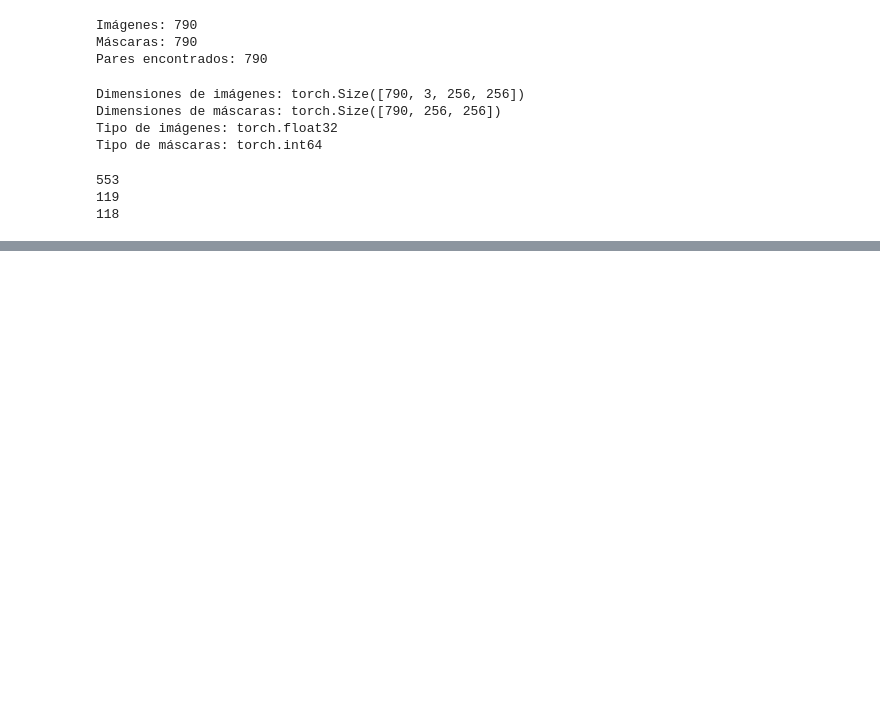
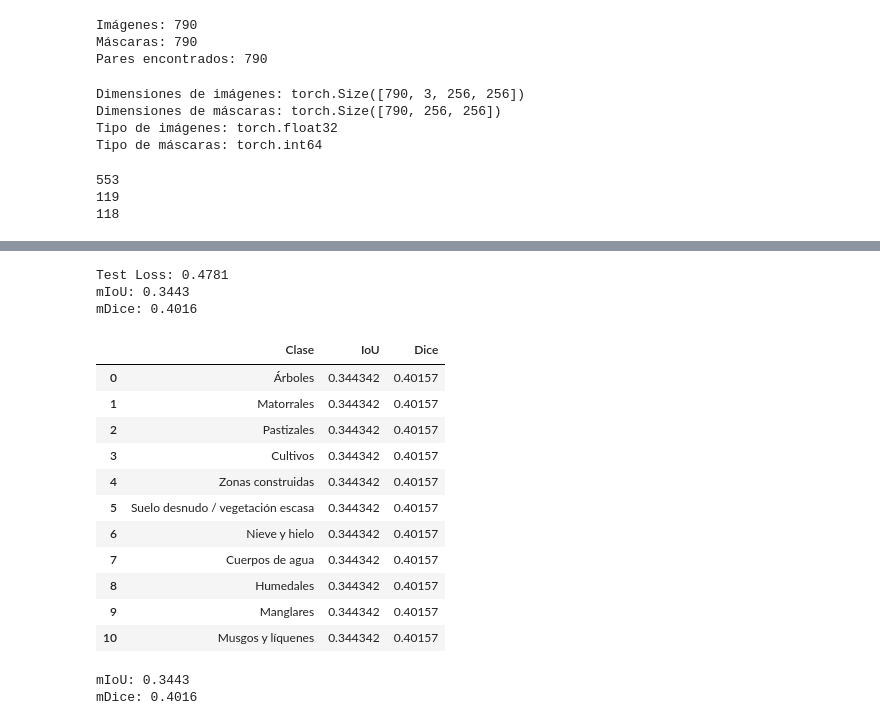
Before and after one commit to Iza-JLO/Computer-Vision-Land-Segmentation, a Jupyter notebook: src/YOLO_UNET_BASE.ipynb, the cells around one changed output, grey strips where cells are left out. Saved outputs shown, nothing was run; the diff lists cells and outputs as text; code cells hidden in the pictures; blank space fills up the shorter version.

```diff
--- a/src/YOLO_UNET_BASE.ipynb
+++ b/src/YOLO_UNET_BASE.ipynb
@@ -62,6 +166,11 @@ common_names = sorted(set(images_by_name) & set(masks_by_name))
 print("Imágenes:", len(image_files))
 print("Máscaras:", len(mask_files))
 print("Pares encontrados:", len(common_names))
+
+model_class_names = {
+    label_mapping[original]: name
+    for original, name in class_names.items()
+    if original != 0}
 # %% [output]
 Imágenes: 790
 Máscaras: 790
@@ -115,0 +481,67 @@ print(val_size)
+# %%
+#Esta es la parte de TEST
+modelo.eval()
+test_loss = 0.0
+
+with torch.no_grad():
+    for images, masks in test_loader:
+        images = images.to(DEVICE)
+        masks = masks.to(DEVICE)
+
+        outputs = modelo(images)
+        loss = loss_fun(outputs, masks)
+
+        test_loss += loss.item()
+
+        predictions = outputs.argmax(dim=1)
+
+        metric_iou.update(predictions, masks)
+        metric_dice.update(predictions, masks)
+
+test_loss /= len(test_loader)
+
+iou_per_class = metric_iou.compute().cpu().numpy()
+dice_per_class = metric_dice.compute().cpu().numpy()
+
+miou = np.nanmean(iou_per_class)
+mdice = np.nanmean(dice_per_class)
+
+print(f"Test Loss: {test_loss:.4f}")
+print(f"mIoU: {miou:.4f}")
+print(f"mDice: {mdice:.4f}")
+# %% [output]
+Test Loss: 0.4781
+mIoU: 0.3443
+mDice: 0.4016
+# %%
+results_test = pd.DataFrame({
+    "Clase": [model_class_names[i] for i in range(11)],
+    "IoU": iou_per_class,
+    "Dice": dice_per_class
+})
+
+display(results_test)
+
+print(f"mIoU: {miou:.4f}")
+print(f"mDice: {mdice:.4f}")
+results_test.to_csv("results_test_unet.csv", index=False)
+
+pd.DataFrame({
+    "Metric": ["Test Loss", "mIoU", "mDice"],
+    "Value": [test_loss, miou, mdice]
+}).to_csv("summary_test_unet.csv", index=False)
+# %% [output]
+|  | Clase | IoU | Dice |
+| 0 | Árboles | 0.344342 | 0.40157 |
+| 1 | Matorrales | 0.344342 | 0.40157 |
+| 2 | Pastizales | 0.344342 | 0.40157 |
+| 3 | Cultivos | 0.344342 | 0.40157 |
+| 4 | Zonas construidas | 0.344342 | 0.40157 |
+| 5 | Suelo desnudo / vegetación escasa | 0.344342 | 0.40157 |
+| 6 | Nieve y hielo | 0.344342 | 0.40157 |
+| 7 | Cuerpos de agua | 0.344342 | 0.40157 |
+| 8 | Humedales | 0.344342 | 0.40157 |
+| 9 | Manglares | 0.344342 | 0.40157 |
+| 10 | Musgos y líquenes | 0.344342 | 0.40157 |
+mIoU: 0.3443
+mDice: 0.4016
```
Also changed, not shown: parts of 20 cells of this notebook, 1 other file.
